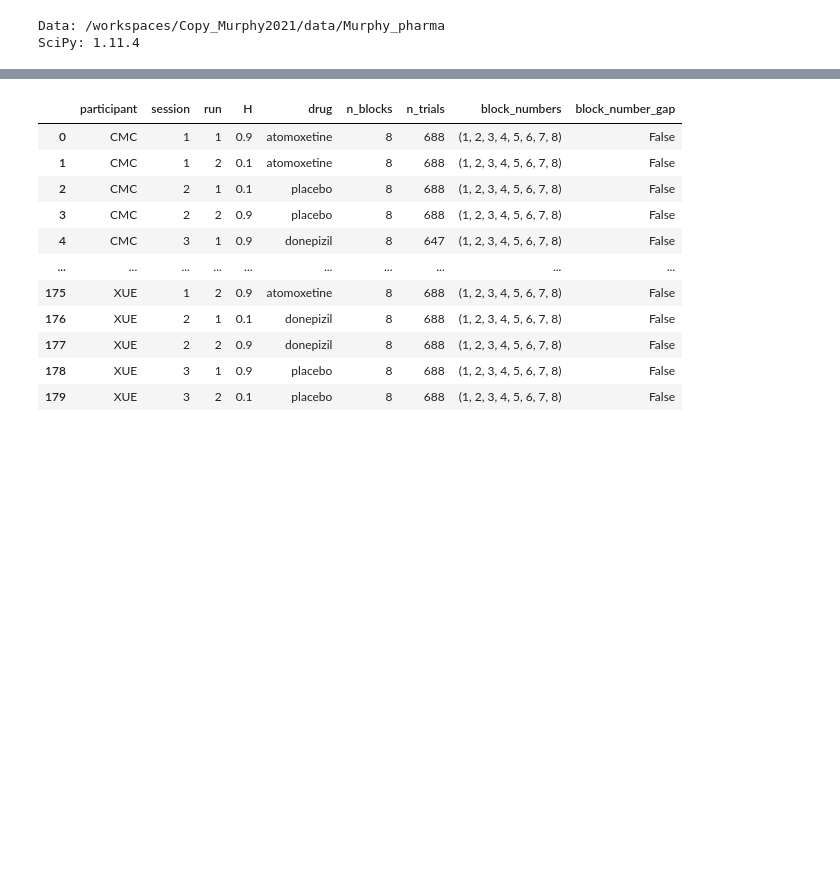
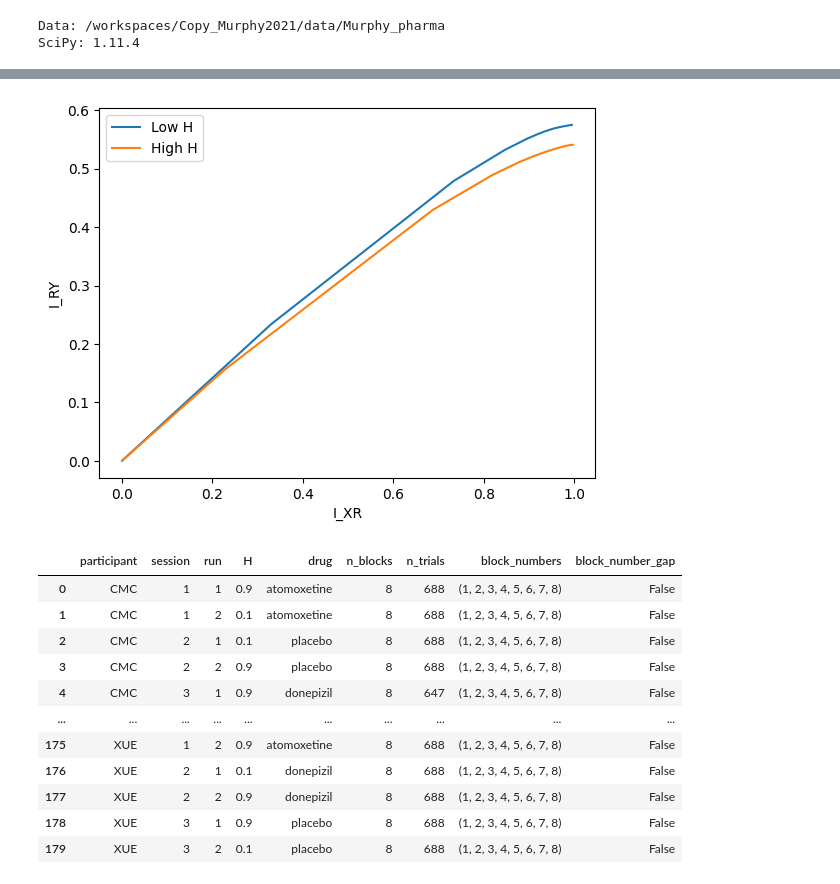
Before and after one commit to jacobaparker/Copy_Murphy2021, a Jupyter notebook: pharma/IB_analysis.ipynb, the cells around one changed output, grey strips where cells are left out. Cells and saved outputs as stored; diff of their text form; code cells hidden in the pictures; blank space fills up the shorter version.

```diff
--- a/pharma/IB_analysis.ipynb
+++ b/pharma/IB_analysis.ipynb
@@ -283,0 +285,12 @@ plt.plot(IB_bound_low['I_XR'],IB_bound_low['I_RY'])
+# %%
+p_YgX_sample = P_source_g_samples(Xhigh,mean_neg,mean_pos,std,Hhigh,P0,window_size=None)
+IB_bound_high = get_mc_IB_bound(Yhigh,p_YgX_sample,N_b=100,max_b=50,iterlimit=100000,beta_array=None,init='random', N_inits=3, betastar_array=None, N_threads=N_threads, seed=209, sort_by_beta=True)
+# %%
+plt.plot(IB_bound_low['I_XR'],IB_bound_low['I_RY'])
+plt.plot(IB_bound_high['I_XR'],IB_bound_high['I_RY'])
+plt.xlabel('I_XR')
+plt.ylabel('I_RY')
+plt.legend(['Low H', 'High H'])
+plt.show()
+# %% [output]
+[figure, added]
```
Also changed, not shown: parts of 19 cells of this notebook, 2 other files.
